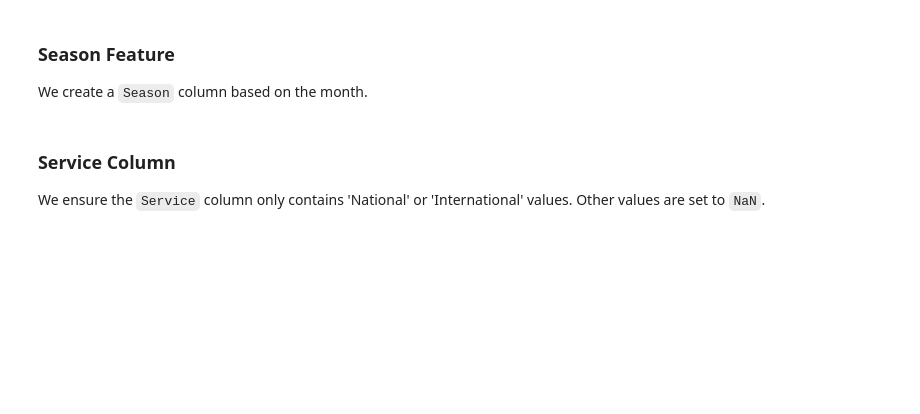
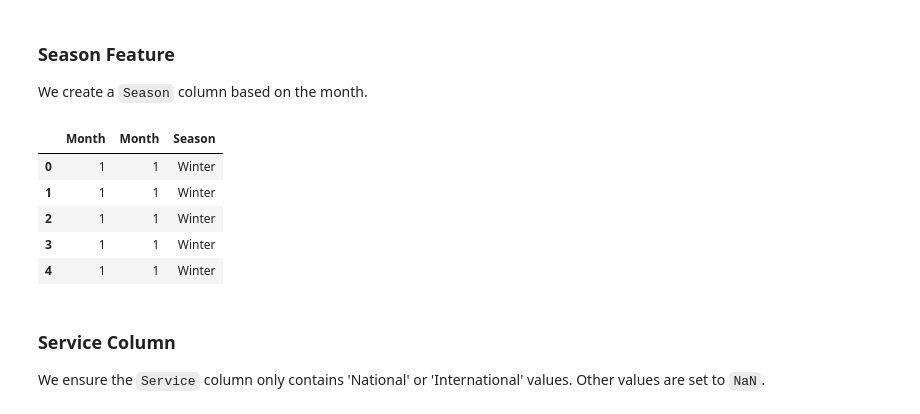
Before and after one commit to Evabela/Tardis, a Jupyter notebook: tardis_eda.ipynb, the cells around one changed output. Cells and saved outputs as stored; diff of their text form; code cells hidden in the pictures; blank space fills up the shorter version.

Commit message:
<add> (tardis_eda) :b season column place at third pos

```diff
--- a/tardis_eda.ipynb
+++ b/tardis_eda.ipynb
@@ -134,19 +180,30 @@ We create a `Season` column based on the month.
 # %%
 def get_season(month):
     if month in [12, 1, 2]:
         return 'Winter'
     if month in [3, 4, 5]:
         return 'Spring'
     if month in [6, 7, 8]:
         return 'Summer'
     return 'Autumn'
 
+df['Season'] = df['Month'].apply(get_season)
+
 #Place the Season column after Month
 cols = df.columns.tolist()
-cols.insert(cols.index('Month') + 1, 'Season')
+cols.remove('Year')
+cols.remove('Month')
+cols.remove('Season')
+df = df[['Year', 'Month', 'Season'] + cols]
 
-df['Season'] = df['Month'].apply(get_season)
 display(df[['Month', 'Season']].head())
+# %% [output]
+|  | Month | Month | Season |
+| 0 | 1 | 1 | Winter |
+| 1 | 1 | 1 | Winter |
+| 2 | 1 | 1 | Winter |
+| 3 | 1 | 1 | Winter |
+| 4 | 1 | 1 | Winter |
 # %% [markdown]
 ### Service Column
 We ensure the `Service` column only contains 'National' or 'International' values. Other values are set to `NaN`.
```
Also changed, not shown: parts of 26 cells of this notebook.
